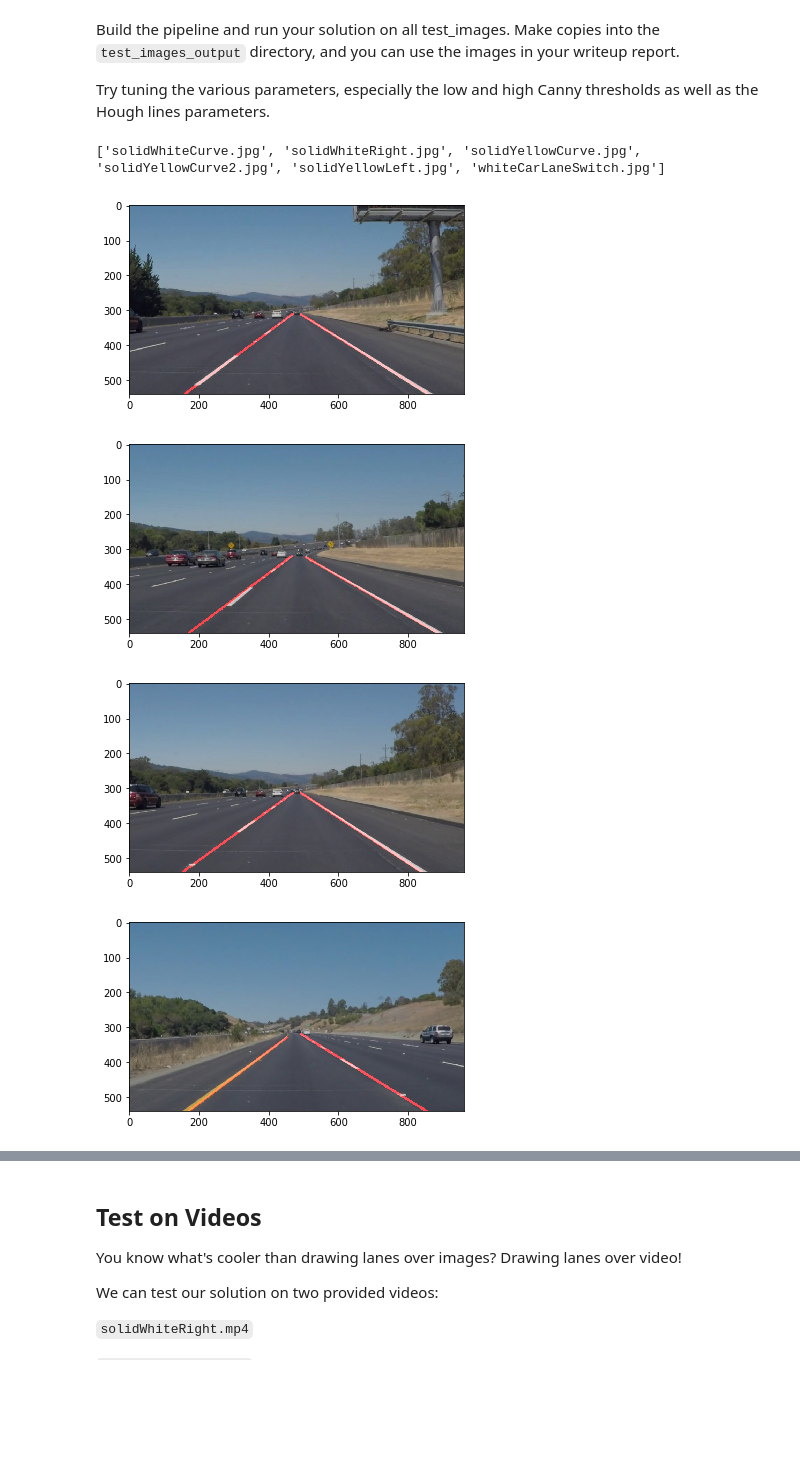
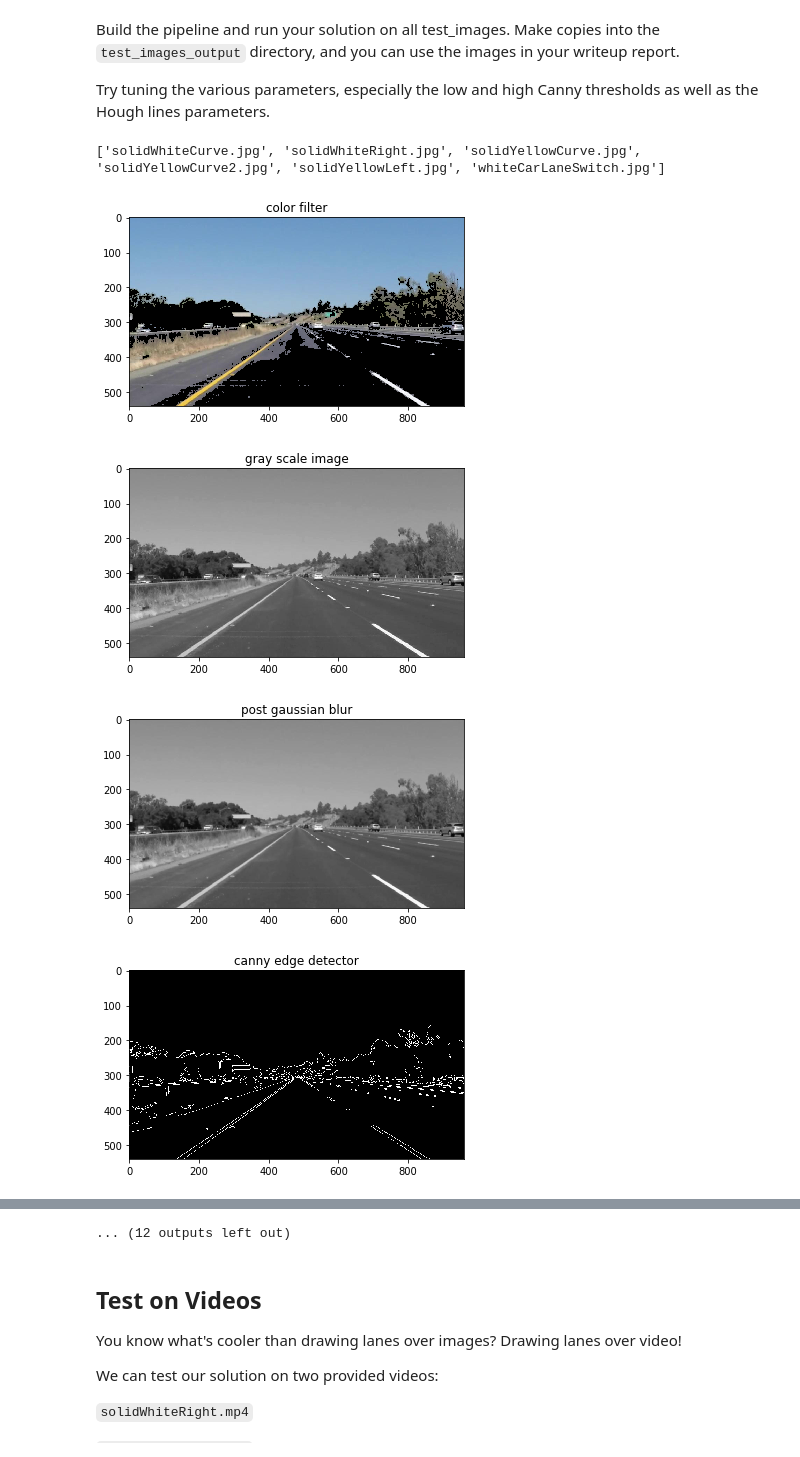
Before and after one commit to Quarke89/CarND-LaneLines-P1, a Jupyter notebook: P1.ipynb, the cells around one changed output, grey strips where cells are left out. Drawn from its saved outputs; the diff is of its cells as text; code cells hidden in the pictures; blank space fills up the shorter version.

Commit message:
adding imaged for writeup

```diff
--- a/P1.ipynb
+++ b/P1.ipynb
@@ -48,7 +48,8 @@ import numpy as np
 import cv2
 %matplotlib inline
 # %%
-debug_mode = 0 #set to 1 to plot each step of the pipeline for a single frame
+debug_mode = 0 # set to 1 to plot each step of the pipeline for a single frame
+log_image = 0 # set to 1 to save images (for writeup)
 # %% [markdown]
 ## Read in an Image
 # %%
@@ -525,22 +533,36 @@ def find_lanes(img):
 # %%
 dir_list = os.listdir("test_images/")
 print(dir_list)
 
-debug_mode = 0
-orig_img = mpimg.imread("debug/solidWhiteRight/0000.jpg")
+debug_mode = 1
+log_image = 0
+
+# orig_img = mpimg.imread("debug/challenge/0002.jpg")
+# orig_img = mpimg.imread("debug/solidWhiteRight/0000.jpg")
+orig_img = mpimg.imread("debug/solidYellowLeft/0115.jpg")
+# orig_img = mpimg.imread('test_images/' + dir_list[5])
+
+if log_image:
+    fig = plt.figure()
+    plt.imshow(orig_img)
+    fig.savefig('writeup/input_image.jpg')
+
 lane_img = find_lanes(orig_img)
 plt.figure()
 plt.imshow(lane_img)
 
 
-for image_fname in dir_list:
-    orig_img = mpimg.imread('test_images/' + image_fname)
-    lane_img = find_lanes(orig_img)
-    plt.figure()
-    plt.imshow(lane_img)
+# for image_fname in dir_list:
+#     orig_img = mpimg.imread('test_images/' + image_fname)
+#     lane_img = find_lanes(orig_img)
+#     plt.figure()
+#     plt.imshow(lane_img)
+
+debug_mode = 0
+log_image = 0
 # %% [output]
 ['solidWhiteCurve.jpg', 'solidWhiteRight.jpg', 'solidYellowCurve.jpg', 'solidYellowCurve2.jpg', 'solidYellowLeft.jpg', 'whiteCarLaneSwitch.jpg']
-[figure, old version]
+[figure, new version]
-[figure, old version]
+[figure, new version]
-[figure, old version]
+[figure, new version]
-[figure, old version]
+[figure, new version]
@@ -550,3 +576,4 @@ for image_fname in dir_list:
+... (12 outputs left out)
 # %% [markdown]
 ## Test on Videos
 
```
Also changed, not shown: parts of 5 cells of this notebook, 25 other files.
